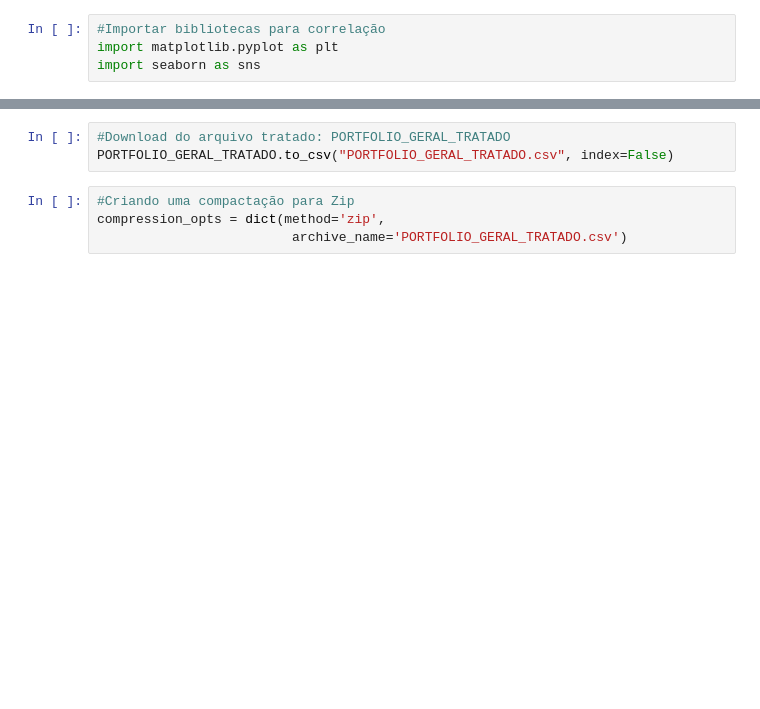
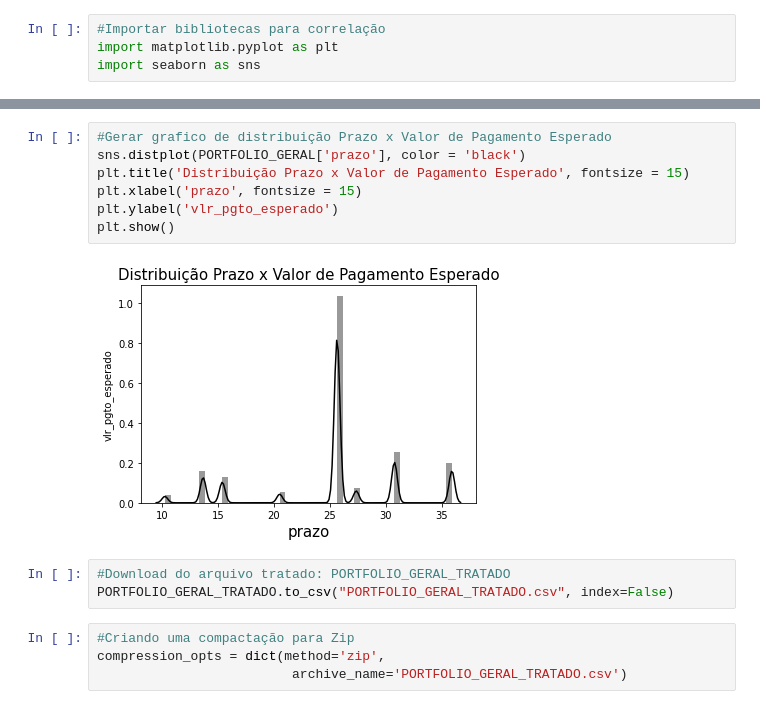
Before and after one commit to murilofarias10/STONE_DATA_CHALLENGE_2022-MURILO-FARIAS, a Jupyter notebook: STONE_DATA_CHALLENGE_2022_MURILO_FARIAS.ipynb, the cells around one changed output, grey strips where cells are left out. Drawn from its saved outputs; the diff is of its cells as text; blank space fills up the shorter version.

```diff
--- a/STONE_DATA_CHALLENGE_2022_MURILO_FARIAS.ipynb
+++ b/STONE_DATA_CHALLENGE_2022_MURILO_FARIAS.ipynb
@@ -114,3 +114,12 @@ plt.show()
+# %%
+#Gerar grafico de distribuição Prazo x Valor de Pagamento Esperado
+sns.distplot(PORTFOLIO_GERAL['prazo'], color = 'black')
+plt.title('Distribuição Prazo x Valor de Pagamento Esperado', fontsize = 15)
+plt.xlabel('prazo', fontsize = 15)
+plt.ylabel('vlr_pgto_esperado')
+plt.show()
+# %% [output]
+[figure, added]
 # %%
 #Download do arquivo tratado: PORTFOLIO_GERAL_TRATADO
 PORTFOLIO_GERAL_TRATADO.to_csv("PORTFOLIO_GERAL_TRATADO.csv", index=False)
```
Also changed, not shown: parts of 3 cells of this notebook.
